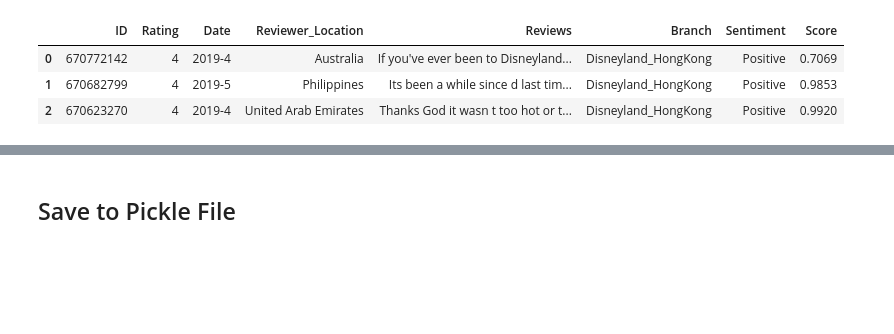
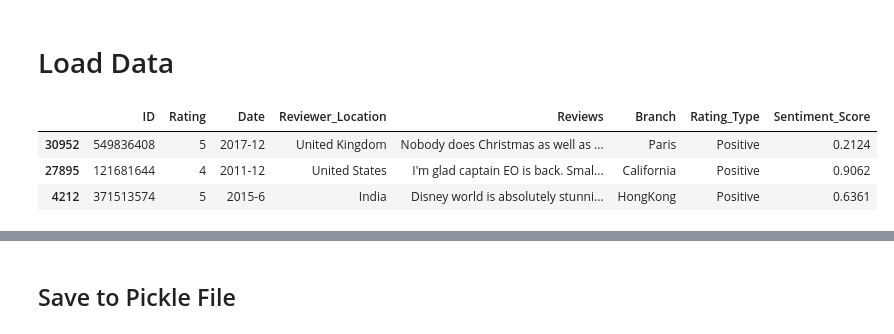
Before and after one commit to sandra-t-3282/Sentiment_Analysis_Disney_Parks_Reviews, a Jupyter notebook: NLP_spaCy_topic_modeling.ipynb, the cells around one changed output, grey strips where cells are left out. Drawn from its saved outputs; the diff is of its cells as text; code cells hidden in the pictures; blank space fills up the shorter version.

```diff
--- a/NLP_spaCy_topic_modeling.ipynb
+++ b/NLP_spaCy_topic_modeling.ipynb
@@ -1,3 +1,5 @@
+# %% [markdown]
+# Load Data
 # %%
 import pandas as pd
 import numpy as np
@@ -25,12 +29,12 @@ from corextopic import vis_topic as vt
 # %%
 # Set the display constraints to be able to read entire reviews
 pd.set_option('display.max_colwidth', None)
 
 # open pickle file with sentiment and score
 df = pd.read_pickle('df_sentiment_score_pkl')
-df.head(3)
+df.sample(3)
 # %% [output]
-|  | ID | Rating | Date | Reviewer_Location | Reviews | Branch | Sentiment | Score |
-| 0 | 670772142 | 4 | 2019-4 | Australia | If you've ever been to Disneyland... | Disneyland_HongKong | Positive | 0.7069 |
-| 1 | 670682799 | 4 | 2019-5 | Philippines | Its been a while since d last tim... | Disneyland_HongKong | Positive | 0.9853 |
-| 2 | 670623270 | 4 | 2019-4 | United Arab Emirates | Thanks God it wasn t too hot or t... | Disneyland_HongKong | Positive | 0.9920 |
+|  | ID | Rating | Date | Reviewer_Location | Reviews | Branch | Rating_Type | Sentiment_Score |
+| 30952 | 549836408 | 5 | 2017-12 | United Kingdom | Nobody does Christmas as well as ... | Paris | Positive | 0.2124 |
+| 27895 | 121681644 | 4 | 2011-12 | United States | I'm glad captain EO is back. Smal... | California | Positive | 0.9062 |
+| 4212 | 371513574 | 5 | 2015-6 | India | Disney world is absolutely stunni... | HongKong | Positive | 0.6361 |
```
Also changed, not shown: parts of 76 cells of this notebook, 14 other files.
